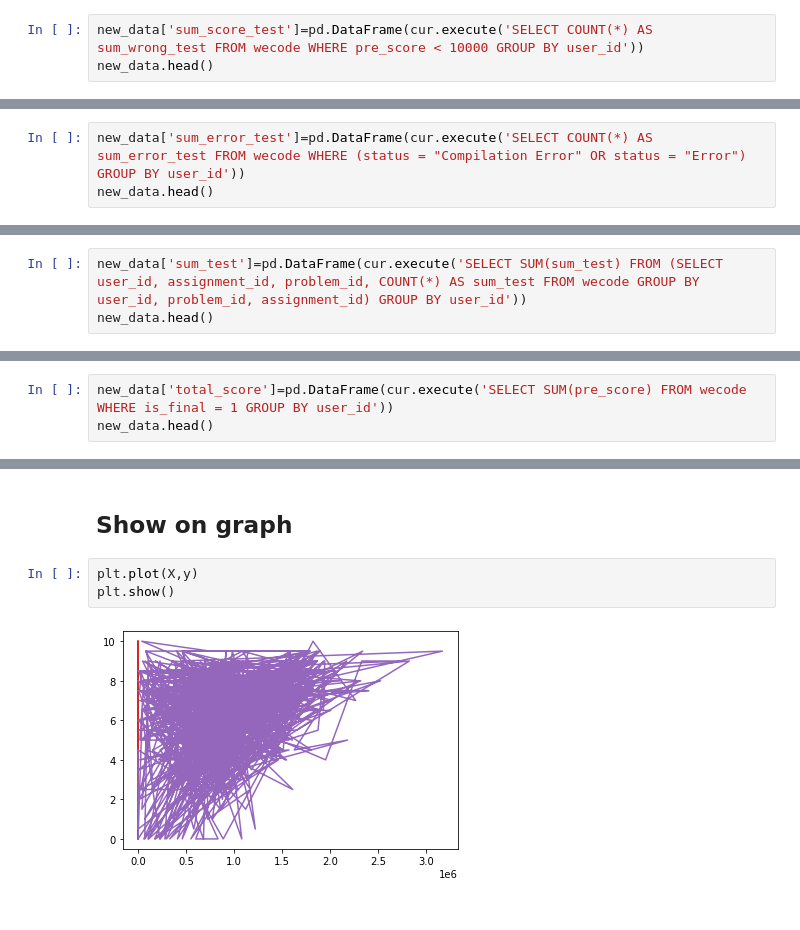
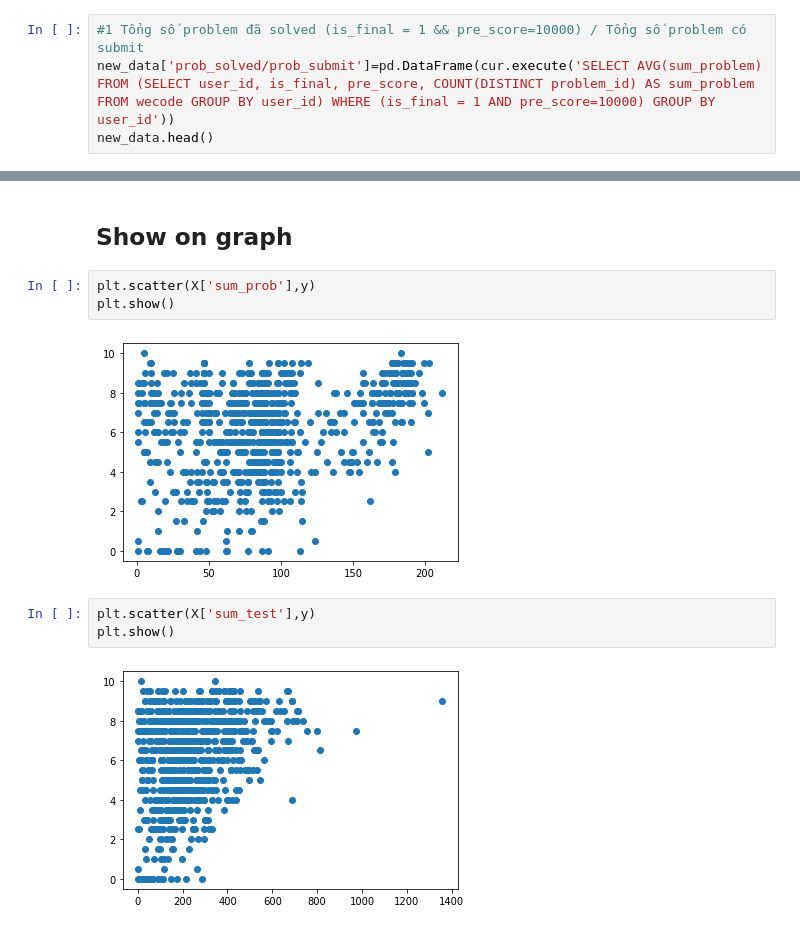
Before and after one commit to hoangquan1105/CS114.L21, a Jupyter notebook: scoreprediction.ipynb, the cells around one changed output, grey strips where cells are left out. Cells and saved outputs as stored; diff of their text form.

```diff
--- a/scoreprediction.ipynb
+++ b/scoreprediction.ipynb
@@ -215,3 +76,4 @@ new_data.head()
 # %%
-new_data['sum_score_test']=pd.DataFrame(cur.execute('SELECT COUNT(*) AS sum_wrong_test FROM wecode WHERE pre_score < 10000 GROUP BY user_id'))
+#1 Tổng số problem đã solved (is_final = 1 && pre_score=10000) / Tổng số problem có submit
+new_data['prob_solved/prob_submit']=pd.DataFrame(cur.execute('SELECT AVG(sum_problem) FROM (SELECT user_id, is_final, pre_score, COUNT(DISTINCT problem_id) AS sum_problem FROM wecode GROUP BY user_id) WHERE (is_final = 1 AND pre_score=10000) GROUP BY user_id'))
 new_data.head()
@@ -225,3 +79,0 @@ new_data.head()
-# %%
-new_data['sum_error_test']=pd.DataFrame(cur.execute('SELECT COUNT(*) AS sum_error_test FROM wecode WHERE (status = "Compilation Error" OR status = "Error") GROUP BY user_id'))
-new_data.head()
@@ -235,3 +79,0 @@ new_data.head()
-# %%
-new_data['sum_test']=pd.DataFrame(cur.execute('SELECT SUM(sum_test) FROM (SELECT user_id, assignment_id, problem_id, COUNT(*) AS sum_test FROM wecode GROUP BY user_id, problem_id, assignment_id) GROUP BY user_id'))
-new_data.head()
@@ -245,3 +79,0 @@ new_data.head()
-# %%
-new_data['total_score']=pd.DataFrame(cur.execute('SELECT SUM(pre_score) FROM wecode WHERE is_final = 1 GROUP BY user_id'))
-new_data.head()
@@ -385,7 +134,12 @@ X_train, X_test, y_train, y_test = train_test_split(X, y, test_size=0.2, random_
 # %% [markdown]
 ## **Show on graph**
 # %%
-plt.plot(X,y)
+plt.scatter(X['sum_prob'],y)
 plt.show()
 # %% [output]
-[figure, old version]
+[figure, new version]
+# %%
+plt.scatter(X['sum_test'],y)
+plt.show()
+# %% [output]
+[figure, added]
```
Also changed, not shown: parts of 23 cells of this notebook.
